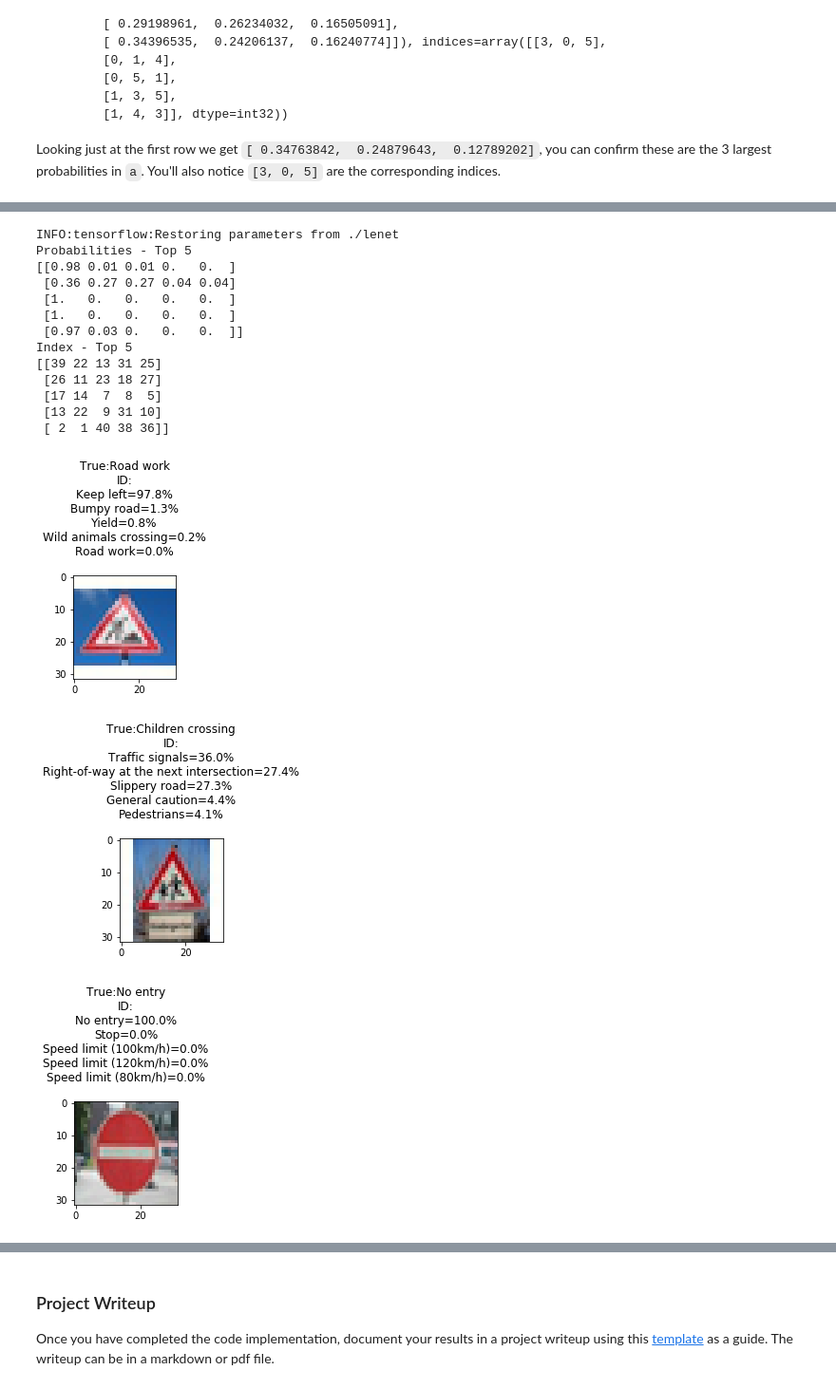
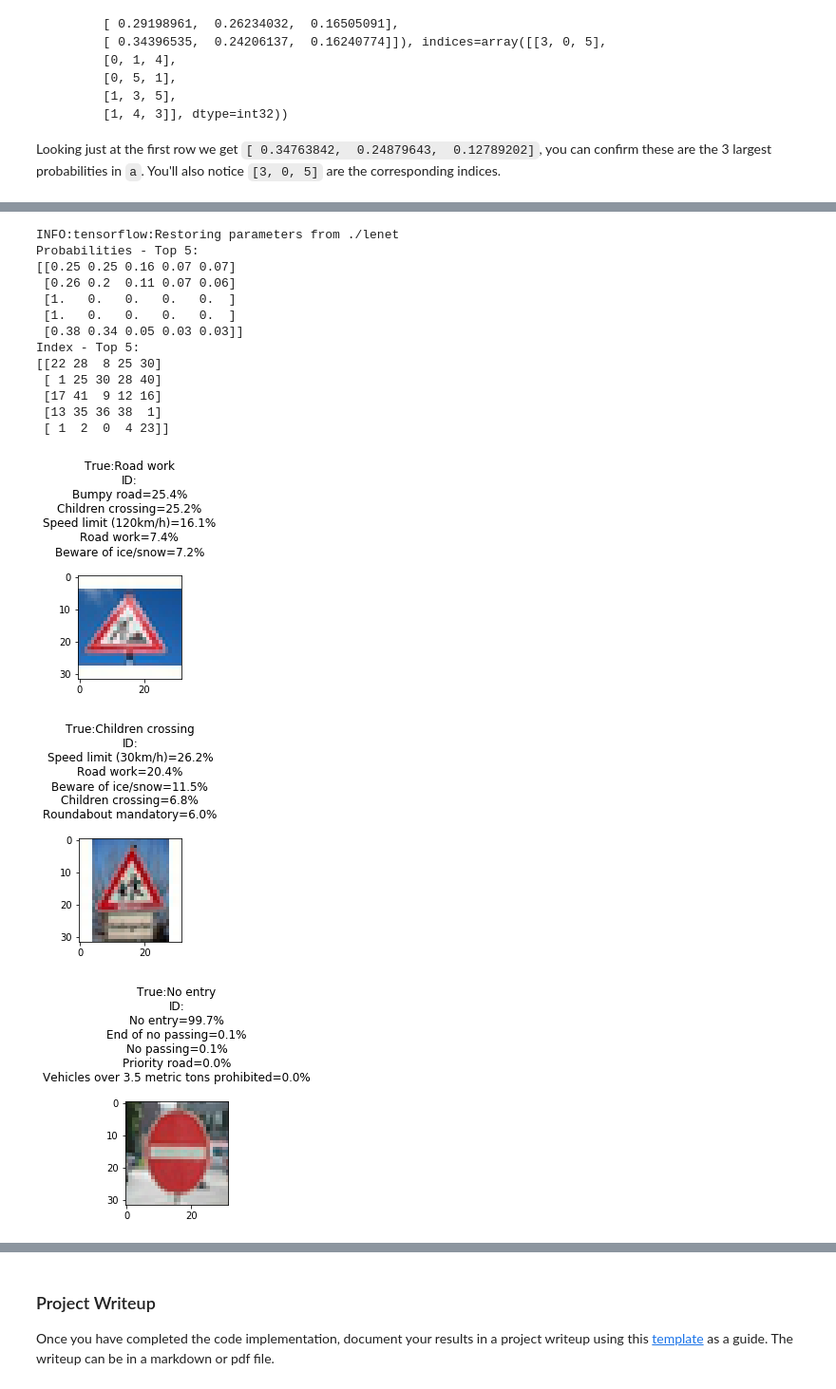
Before and after one commit to suvoganguli/SDCND-Projects, a Jupyter notebook: CarND-Traffic-Sign-Classifier-P3/Traffic_Sign_Classifier.ipynb, the cells around one changed output, grey strips where cells are left out. Shown at 95% size. Drawn from its saved outputs; the diff is of its cells as text; code cells hidden in the pictures.

```diff
--- a/CarND-Traffic-Sign-Classifier-P3/Traffic_Sign_Classifier.ipynb
+++ b/CarND-Traffic-Sign-Classifier-P3/Traffic_Sign_Classifier.ipynb
@@ -358,12 +374,13 @@ def find_mistakes(X_data, y_data):
     return idx_mistakes, detected, actual
 
 X_data = X_test[:100]
+X_data_norm = X_test_norm[:100]
 y_data = y_test[:100]
 
 with tf.Session() as sess:
     sess.run(tf.global_variables_initializer())
     saver.restore(sess, tf.train.latest_checkpoint('.'))
-    idx_mistakes, detected, actual = find_mistakes(X_data, y_data)
+    idx_mistakes, detected, actual = find_mistakes(X_data_norm, y_data)
     idx_mistakes = idx_mistakes.reshape(1,-1)
     idx_mistakes = idx_mistakes[0]
     print('Detected:')
@@ -383,14 +402,14 @@ Actual:
 ### Show the misclassied images
 # %%
 n = len(idx_mistakes)
-for i in range(1):
+for i in range(5):
     idx = np.int(idx_mistakes[i])
     img = X_data[idx].reshape(32,32,3)
     plt.figure(i,figsize=(2,2))
     plt.imshow(img)
     true_idx = int(actual[i])
-    true_str = sign_data[y_data[true_idx],1]
+    true_str = sign_data[true_idx,1]
     detected_idx = int(detected[i])
-    detected_str = sign_data[y_data[detected_idx],1]
+    detected_str = sign_data[detected_idx,1]
     plt.title('True=' + true_str + ',  ID=' + detected_str)
 # %% [output]
@@ -441,10 +464,15 @@ for i in range(5):
 ### Make sure to pre-process the images with the same pre-processing pipeline used earlier.
 ### Feel free to use as many code cells as needed.
 # %%
+X_newtest_norm = np.copy(X_newtest)
+X_newtest_norm = (X_newtest-128)/256
+
+print('Show mistakes:')
+
 with tf.Session() as sess:
     sess.run(tf.global_variables_initializer())
     saver.restore(sess, tf.train.latest_checkpoint('.'))
-    idx_mistakes, detected, actual = find_mistakes(X_newtest, y_newtest)
+    idx_mistakes, detected, actual = find_mistakes(X_newtest_norm, y_newtest)
     idx_mistakes = idx_mistakes.reshape(1,-1)
     idx_mistakes = idx_mistakes[0]
     print('Detected:')
@@ -481,7 +511,7 @@ Actual:
 with tf.Session() as sess:
     saver.restore(sess, tf.train.latest_checkpoint('.'))
 
-    test_accuracy = evaluate(X_newtest, y_newtest)
+    test_accuracy = evaluate(X_newtest_norm, y_newtest)
     print("Test Accuracy = {:.3f}".format(test_accuracy))
 # %% [output]
 INFO:tensorflow:Restoring parameters from ./lenet
@@ -572,42 +591,42 @@ TopKV2(values=array([[0.08342547, 0.08340723, 0.08339629, 0.08327175, 0.08233845
 # %%
 softmax_tf = tf.nn.softmax(logits)
 top5_tf = tf.nn.top_k(softmax_tf, k=5)
 
 with tf.Session() as sess:
     sess.run(tf.global_variables_initializer())
     saver.restore(sess, tf.train.latest_checkpoint('.'))
     top5 = sess.run(top5_tf, feed_dict=\
-                            {x: X_newtest, y: y_newtest, keep_prob: 1.0, keep_prob_conv: 1.0})
+                            {x: X_newtest_norm, y: y_newtest, keep_prob: 1.0, keep_prob_conv: 1.0})
 
 print('Probabilities - Top 5:')
 print(np.round(top5[0],2))
 print('Index - Top 5:')
 print(top5[1])
 
 for i in range(5):
     title_str = 'True:' + sign_data[y_newtest[i],1] + '\nID:\n'
     for j in range(5):
         idx = top5[1][i][j]
         val = str(np.round(top5[0][i][j]*100,1)) + '%'
         title_str = title_str + sign_data[idx,1] + '=' + val + '\n'
     img = X_newtest[i].reshape(32,32,3)
     plt.figure(i,figsize=(2,2))
     plt.imshow(img)
     plt.title(title_str)
 # %% [output]
 INFO:tensorflow:Restoring parameters from ./lenet
-Probabilities - Top 5
-[[0.98 0.01 0.01 0.   0.  ]
- [0.36 0.27 0.27 0.04 0.04]
+Probabilities - Top 5:
+[[0.25 0.25 0.16 0.07 0.07]
+ [0.26 0.2  0.11 0.07 0.06]
  [1.   0.   0.   0.   0.  ]
  [1.   0.   0.   0.   0.  ]
- [0.97 0.03 0.   0.   0.  ]]
-Index - Top 5
-[[39 22 13 31 25]
- [26 11 23 18 27]
- [17 14  7  8  5]
- [13 22  9 31 10]
- [ 2  1 40 38 36]]
+ [0.38 0.34 0.05 0.03 0.03]]
+Index - Top 5:
+[[22 28  8 25 30]
+ [ 1 25 30 28 40]
+ [17 41  9 12 16]
+ [13 35 36 38  1]
+ [ 1  2  0  4 23]]
-[figure, old version]
+[figure, new version]
-[figure, old version]
+[figure, new version]
-[figure, old version]
+[figure, new version]
```
Also changed, not shown: parts of 12 cells of this notebook, 4 other files.
